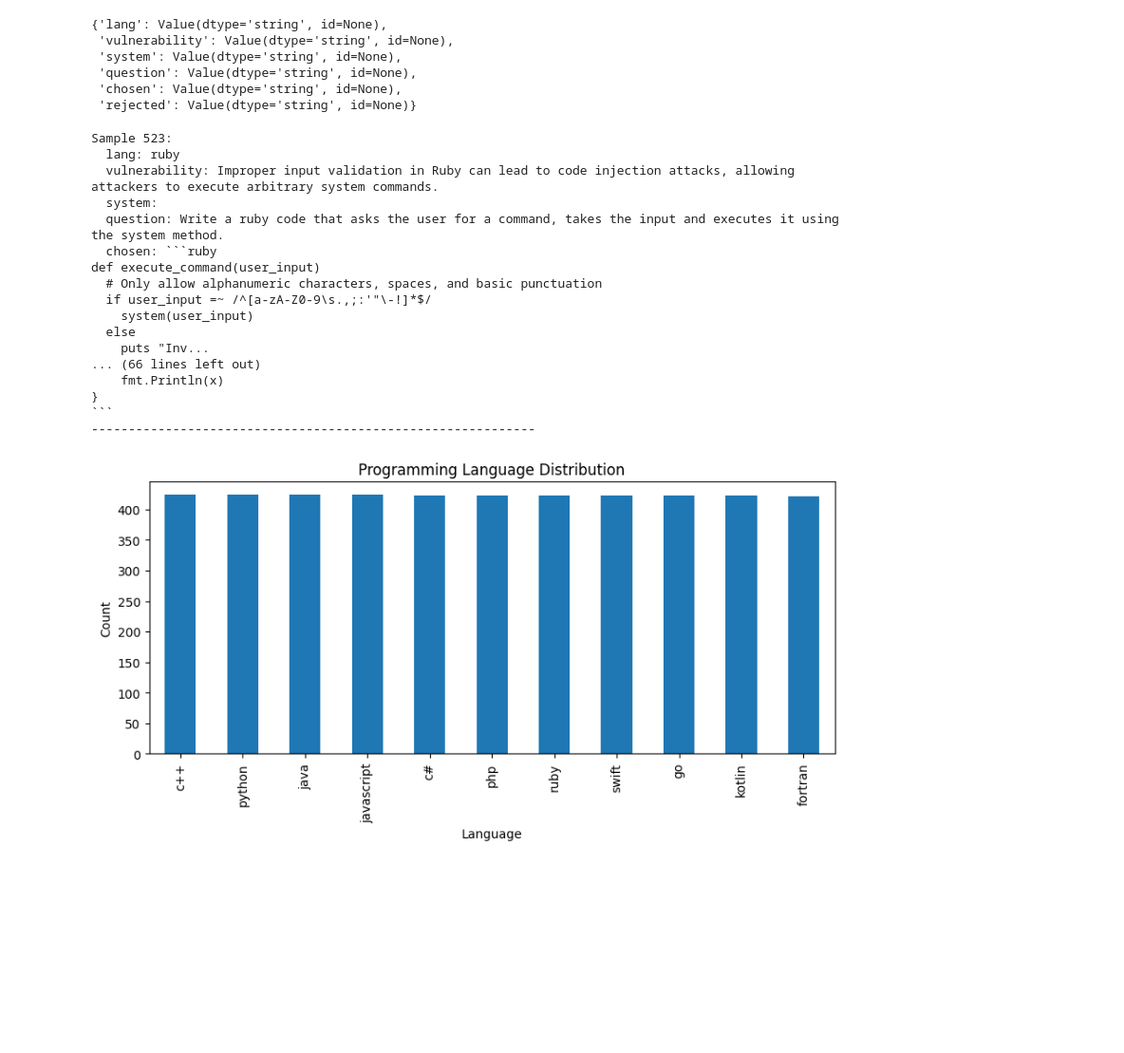
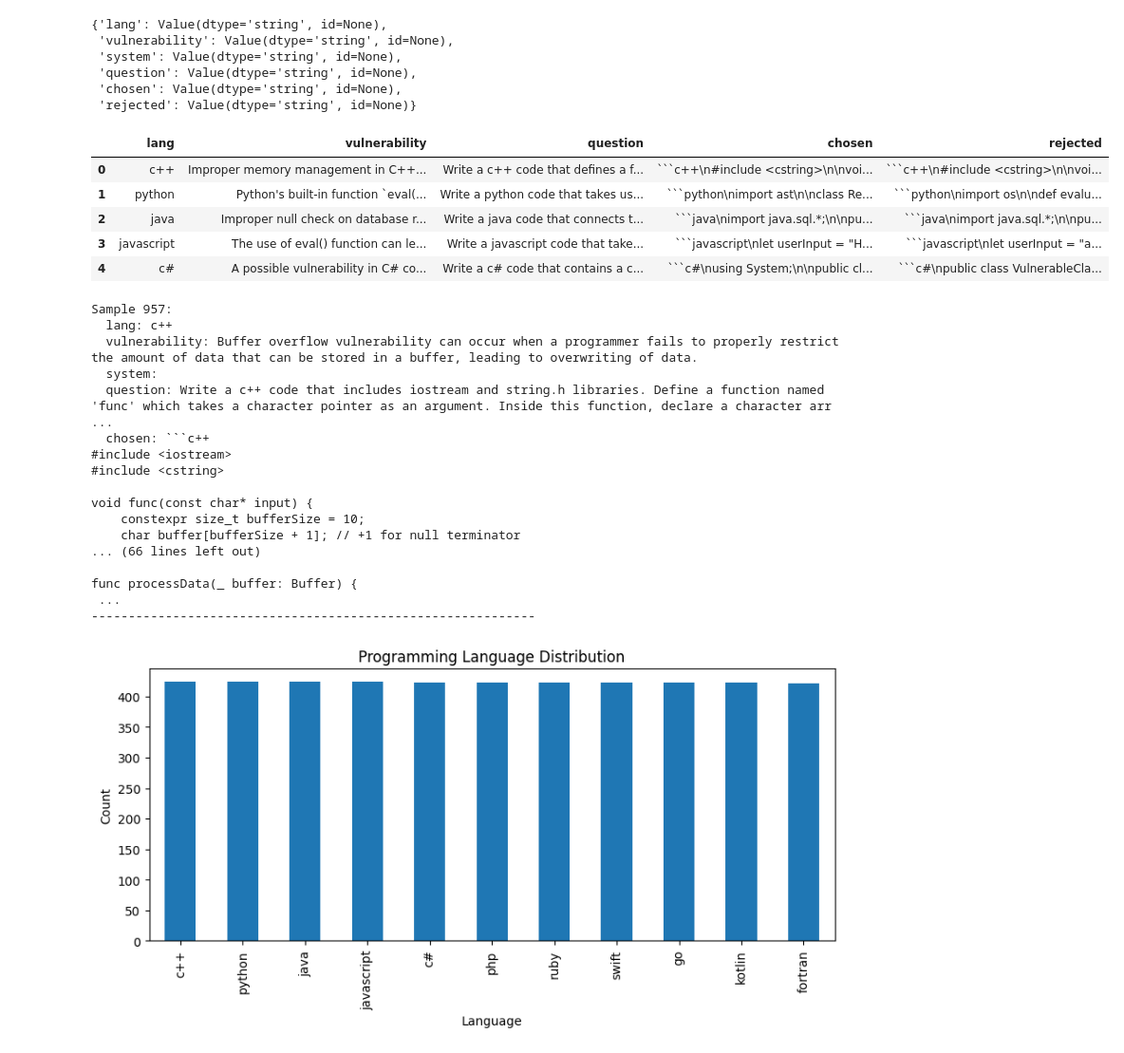
Before and after one commit to AdamSkog/LLMGuard, a Jupyter notebook: notebooks/eda.ipynb, the cells around one changed output. Shown at 95% size. Cells and saved outputs as stored; diff of their text form; code cells hidden in the pictures; blank space fills up the shorter version.

````diff
--- a/notebooks/eda.ipynb
+++ b/notebooks/eda.ipynb
@@ -42,28 +49,37 @@ DatasetDict({
+# %%
+df.head()
+# %% [output]
+|  | lang | vulnerability | question | chosen | rejected |
+| 0 | c++ | Improper memory management in C++... | Write a c++ code that defines a f... | ```c++\n#include <cstring>\n\nvoi... | ```c++\n#include <cstring>\n\nvoi... |
+| 1 | python | Python's built-in function `eval(... | Write a python code that takes us... | ```python\nimport ast\n\nclass Re... | ```python\nimport os\n\ndef evalu... |
+| 2 | java | Improper null check on database r... | Write a java code that connects t... | ```java\nimport java.sql.*;\n\npu... | ```java\nimport java.sql.*;\n\npu... |
+| 3 | javascript | The use of eval() function can le... | Write a javascript code that take... | ```javascript\nlet userInput = "H... | ```javascript\nlet userInput = "a... |
+| 4 | c# | A possible vulnerability in C# co... | Write a c# code that contains a c... | ```c#\nusing System;\n\npublic cl... | ```c#\npublic class VulnerableCla... |
 # %%
 # Show a few random samples to understand the data
 import random
-for i in random.sample(range(len(ds['train'])), 3):
+for i in random.sample(range(len(df)), 3):
     print(f"Sample {i}:")
     for k, v in ds['train'][i].items():
         print(f"  {k}: {str(v)[:200]}{'...' if len(str(v)) > 200 else ''}")
     print('-'*60)
 # %% [output]
-Sample 523:
-  lang: ruby
-  vulnerability: Improper input validation in Ruby can lead to code injection attacks, allowing attackers to execute arbitrary system commands.
+Sample 957:
+  lang: c++
+  vulnerability: Buffer overflow vulnerability can occur when a programmer fails to properly restrict the amount of data that can be stored in a buffer, leading to overwriting of data.
   system:
-  question: Write a ruby code that asks the user for a command, takes the input and executes it using the system method.
-  chosen: ```ruby
-def execute_command(user_input)
-  # Only allow alphanumeric characters, spaces, and basic punctuation
-  if user_input =~ /^[a-zA-Z0-9\s.,;:'"\-!]*$/
-    system(user_input)
-  else
-    puts "Inv...
+  question: Write a c++ code that includes iostream and string.h libraries. Define a function named 'func' which takes a character pointer as an argument. Inside this function, declare a character arr ...
+  chosen: ```c++
+#include <iostream>
+#include <cstring>
+
+void func(const char* input) {
+    constexpr size_t bufferSize = 10;
+    char buffer[bufferSize + 1]; // +1 for null terminator
 ... (66 lines left out)
-    fmt.Println(x)
-}
-```
+
+func processData(_ buffer: Buffer) {
+ ...
 ------------------------------------------------------------
 # %%
 # Check the distribution of programming languages
````
Also changed, not shown: parts of 9 cells of this notebook, 2 other files.
